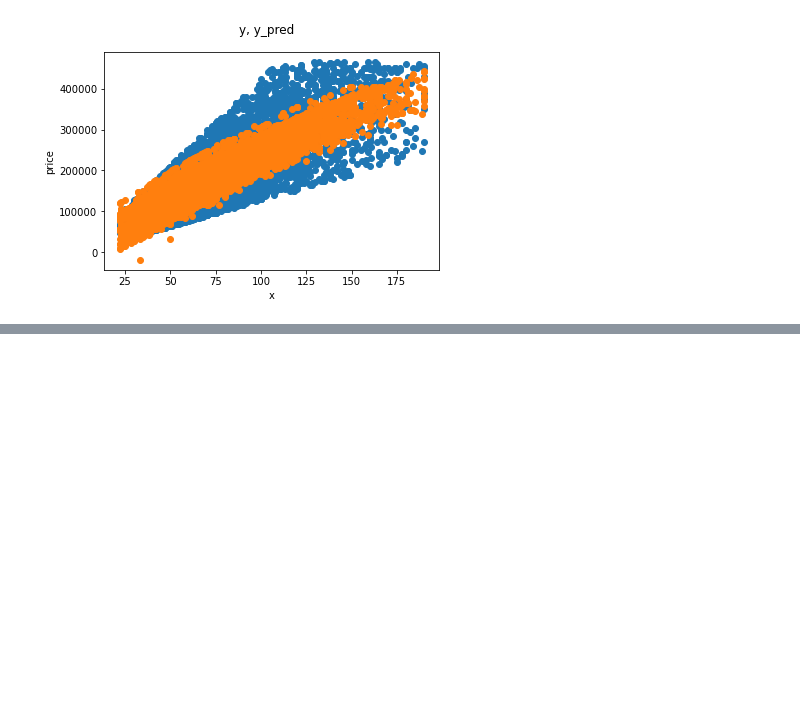
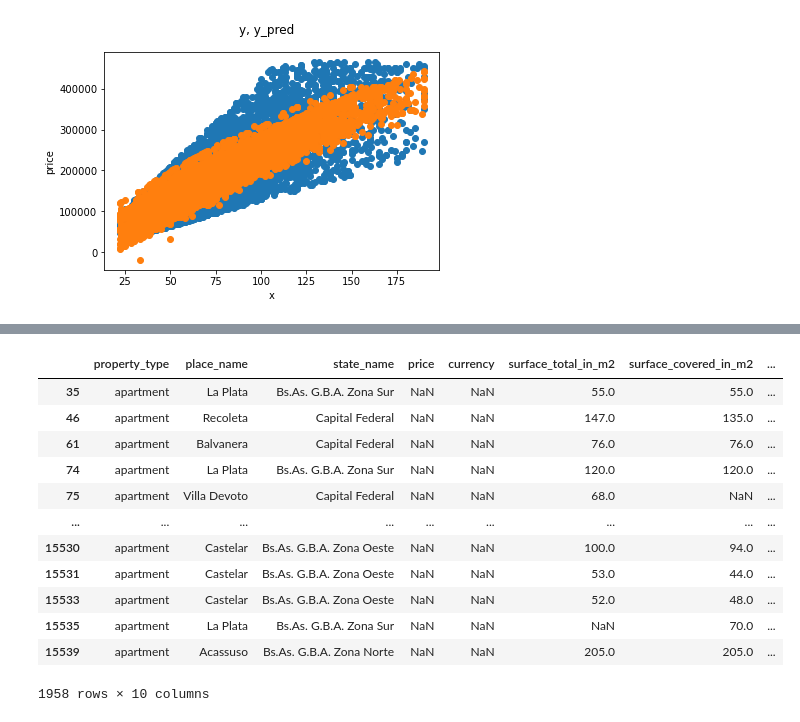
Before and after one commit to grupo4dhds/grupo4_git, a Jupyter notebook: workshop2_G4_ml.ipynb, the cells around one changed output, grey strips where cells are left out. Cells and saved outputs as stored; diff of their text form; code cells hidden in the pictures; blank space fills up the shorter version.

```diff
--- a/workshop2_G4_ml.ipynb
+++ b/workshop2_G4_ml.ipynb
@@ -359,0 +364,26 @@ data
+# %%
+muestra = pd.read_csv('muestra_currency_nan.csv')
+muestra = muestra.drop(list(muestra.columns)[0], axis=1)
+mask_1 = muestra.property_type == 'apartment'
+mask_2 = muestra.place_name.isin(serie_same)
+
+muestra = muestra[mask_1 & mask_2]
+
+
+
+muestra = variables_feature(muestra)
+muestra
+# %% [output]
+|  | property_type | place_name | state_name | price | currency | surface_total_in_m2 | surface_covered_in_m2 | ... |
+| 35 | apartment | La Plata | Bs.As. G.B.A. Zona Sur | NaN | NaN | 55.0 | 55.0 | ... |
+| 46 | apartment | Recoleta | Capital Federal | NaN | NaN | 147.0 | 135.0 | ... |
+| 61 | apartment | Balvanera | Capital Federal | NaN | NaN | 76.0 | 76.0 | ... |
+| 74 | apartment | La Plata | Bs.As. G.B.A. Zona Sur | NaN | NaN | 120.0 | 120.0 | ... |
+| 75 | apartment | Villa Devoto | Capital Federal | NaN | NaN | 68.0 | NaN | ... |
+| ... | ... | ... | ... | ... | ... | ... | ... | ... |
+| 15530 | apartment | Castelar | Bs.As. G.B.A. Zona Oeste | NaN | NaN | 100.0 | 94.0 | ... |
+| 15531 | apartment | Castelar | Bs.As. G.B.A. Zona Oeste | NaN | NaN | 53.0 | 44.0 | ... |
+| 15533 | apartment | Castelar | Bs.As. G.B.A. Zona Oeste | NaN | NaN | 52.0 | 48.0 | ... |
+| 15535 | apartment | La Plata | Bs.As. G.B.A. Zona Sur | NaN | NaN | NaN | 70.0 | ... |
+| 15539 | apartment | Acassuso | Bs.As. G.B.A. Zona Norte | NaN | NaN | 205.0 | 205.0 | ... |
+1958 rows × 10 columns
```
Also changed, not shown: parts of 13 cells of this notebook.
